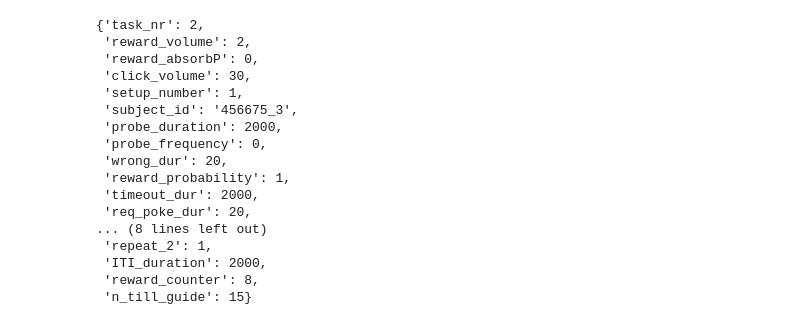
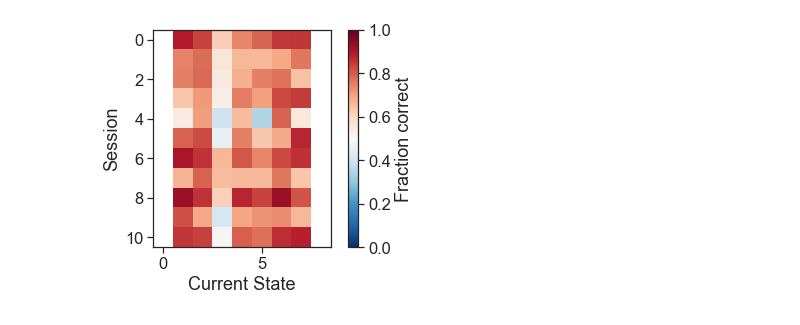
Before and after one commit to yves-weissenberger/line_loop, a Jupyter notebook: project_notebooks/line_loop/navi/analyse_line_loop_NAVI_dev_funcs.ipynb, the cells around one changed output. Drawn from its saved outputs; the diff is of its cells as text; code cells hidden in the pictures.

```diff
--- a/project_notebooks/line_loop/navi/analyse_line_loop_NAVI_dev_funcs.ipynb
+++ b/project_notebooks/line_loop/navi/analyse_line_loop_NAVI_dev_funcs.ipynb
@@ -25,0 +121,13 @@ from mouse_poker.navi import *
+# %%
+rew_ind = np.where(rew_list)[0]
+trial_perf = [] #Arr w perf on each trial scored as above
+low1 = -1
+low2 = 0
+
+for rew_change_ind in rew_change_end:
+        for trial_ind in np.where((rew_ind>low1) & (rew_ind<=rew_change_ind))[0]:
+            upp = int(rew_ind[trial_ind])
+            y = np.nanmean(score_list[low2:upp])
+            low2 = int(rew_ind[trial_ind])
+            trial_perf.append(y)
+        low1 = rew_change_ind
@@ -25,0 +285,29 @@ from mouse_poker.navi import *
+# %%
+#Performance across sessions
+
+min_state = np.min(DF['state_seq'][0])
+max_state = np.max(DF['state_seq'][0])
+
+
+Ncols = len(np.arange(min_state,max_state+1,1))
+Nrows = np.shape(DF)[0]
+empty = np.zeros((Nrows,Ncols))
+
+for row in np.arange(np.shape(DF)[0]):
+
+    STATE = DF['state_seq'][row]
+    SCORE = DF['score_list'][row]
+
+    for col in np.arange(np.min(STATE),np.max(STATE)+1,1):
+        y = np.nanmean(SCORE[np.where(np.array(STATE)==col)[0]])
+        empty[row,col] = y
+# %%
+#Plot of performance across sessions
+
+plt.imshow(empty,vmin=0,vmax=1,cmap='RdBu_r')
+plt.xlabel("Current State")
+plt.ylabel("Session")
+cbar = plt.colorbar()
+cbar.set_label("Fraction correct")
+# %% [output]
+[figure, added]
@@ -26,14 +319,17 @@ from mouse_poker.navi import *
 # %%
+##SINGLE FILE ANALYSIS
+
 #This one for 3:
-#root = '/Users/joshuakeeling/Documents/Python/Project/beh_data_newroom/line_loop_batch_3NAVI/'
+root = '/Users/joshuakeeling/Documents/Python/Project/beh_data_newroom/line_loop_batch_3NAVI/'
 #file = "'456675_10'-2021-02-23-102809.txt"
 #file = "'456675_10'-2021-03-04-105905.txt"
-#file = "'460175_10'-2021-03-02-142443.txt"
+file = "'460175_10'-2021-03-02-142443.txt"
+#file = "'460175_10'-2021-03-02-132053.txt"
 
-#This one for 4:
-root = '/Users/joshuakeeling/Documents/Python/Project/beh_data_newroom/line_loop_batch_4_RUNNAVI/'
-#file = "'456675_3'-2021-02-12-121633.txt"
-file = "'456675_3'-2021-03-02-103339.txt"
+# #This one for 4:
+# root = '/Users/joshuakeeling/Documents/Python/Project/beh_data_newroom/line_loop_batch_4_RUNNAVI/'
+# #file = "'456675_3'-2021-02-12-121633.txt"
+# file = "'456675_3'-2021-03-02-103339.txt"
 
 fpath = os.path.join(root,file)
 f = open(fpath)
@@ -46,21 +342,7 @@ experiment_name, task_name, subject_id, task_nr, graph,lineloop,date,\
 state_seq,rew_list,port_seq,forced_seq = extract_navi_dat(lines)
 
 overview
+
+state_seq,rew_list,port_seq,forced_seq,rew_state,score_list,\
+rew_change,rew_change_end,trial_perf,trial_rew_change_end \
+= performance_arrays(state_seq,port_seq,rew_list,forced_seq)
-# %% [output]
-{'task_nr': 2,
- 'reward_volume': 2,
- 'reward_absorbP': 0,
- 'click_volume': 30,
- 'setup_number': 1,
- 'subject_id': '456675_3',
- 'probe_duration': 2000,
- 'probe_frequency': 0,
- 'wrong_dur': 20,
- 'reward_probability': 1,
- 'timeout_dur': 2000,
- 'req_poke_dur': 20,
-... (8 lines left out)
- 'repeat_2': 1,
- 'ITI_duration': 2000,
- 'reward_counter': 8,
- 'n_till_guide': 15}
```
Also changed, not shown: parts of 22 cells of this notebook.
